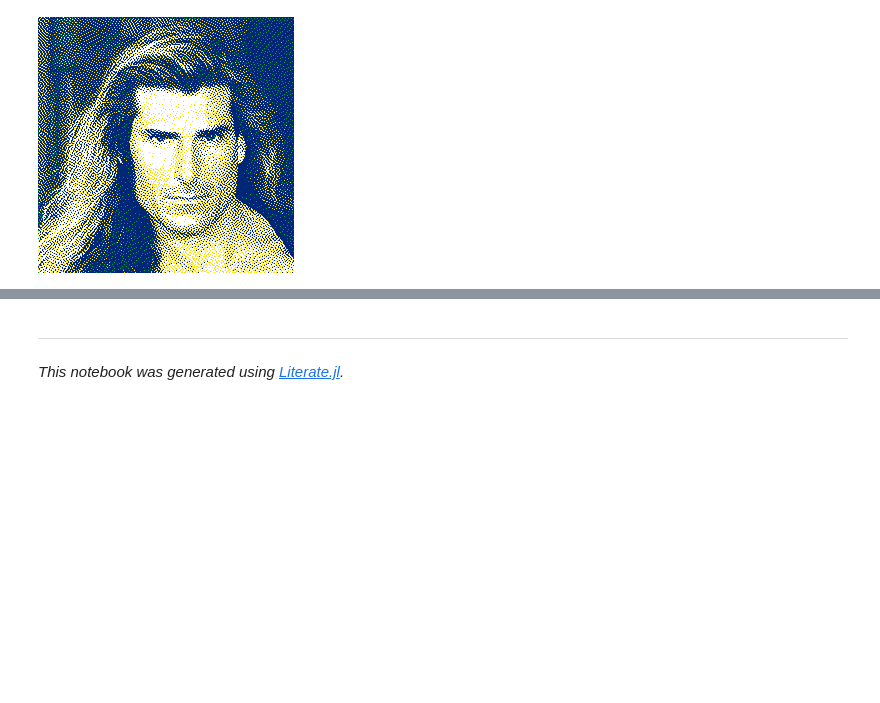
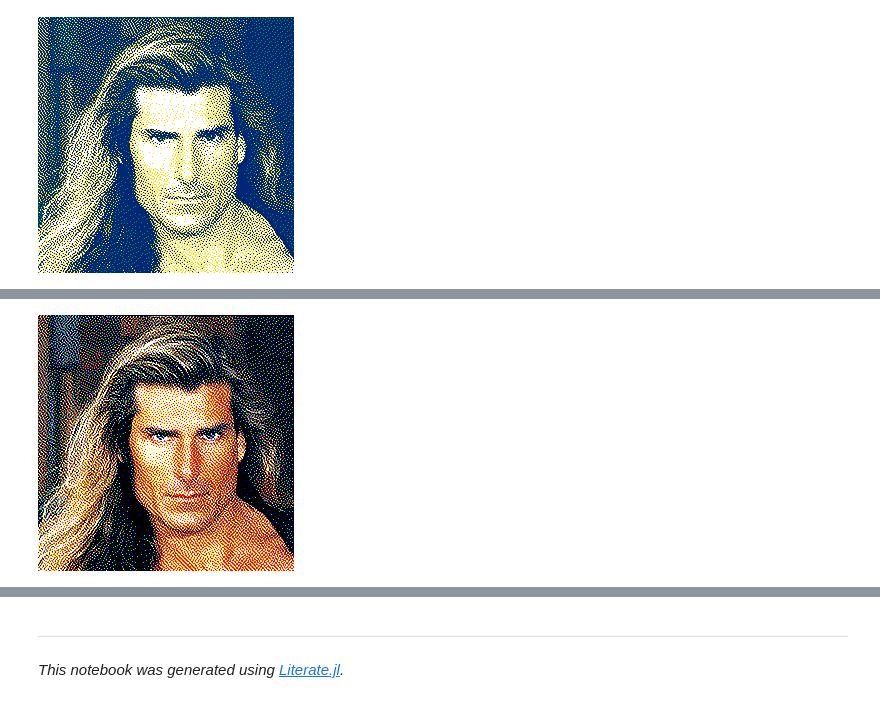
Before and after one commit to JuliaImages/DitherPunk.jl, a Jupyter notebook: dev/generated/color.ipynb, the cells around one changed output, grey strips where cells are left out. Cells and saved outputs as stored; diff of their text form; code cells hidden in the pictures; blank space fills up the shorter version.

```diff
--- a/dev/generated/color.ipynb
+++ b/dev/generated/color.ipynb
@@ -65,0 +71,4 @@ d = dither(img, Atkinson(), colors)
+# %%
+dither(img, SeparateSpace(Atkinson()))
+# %% [output]
+[figure, added]
```
Also changed, not shown: parts of 6 cells of this notebook, 12 other files.
